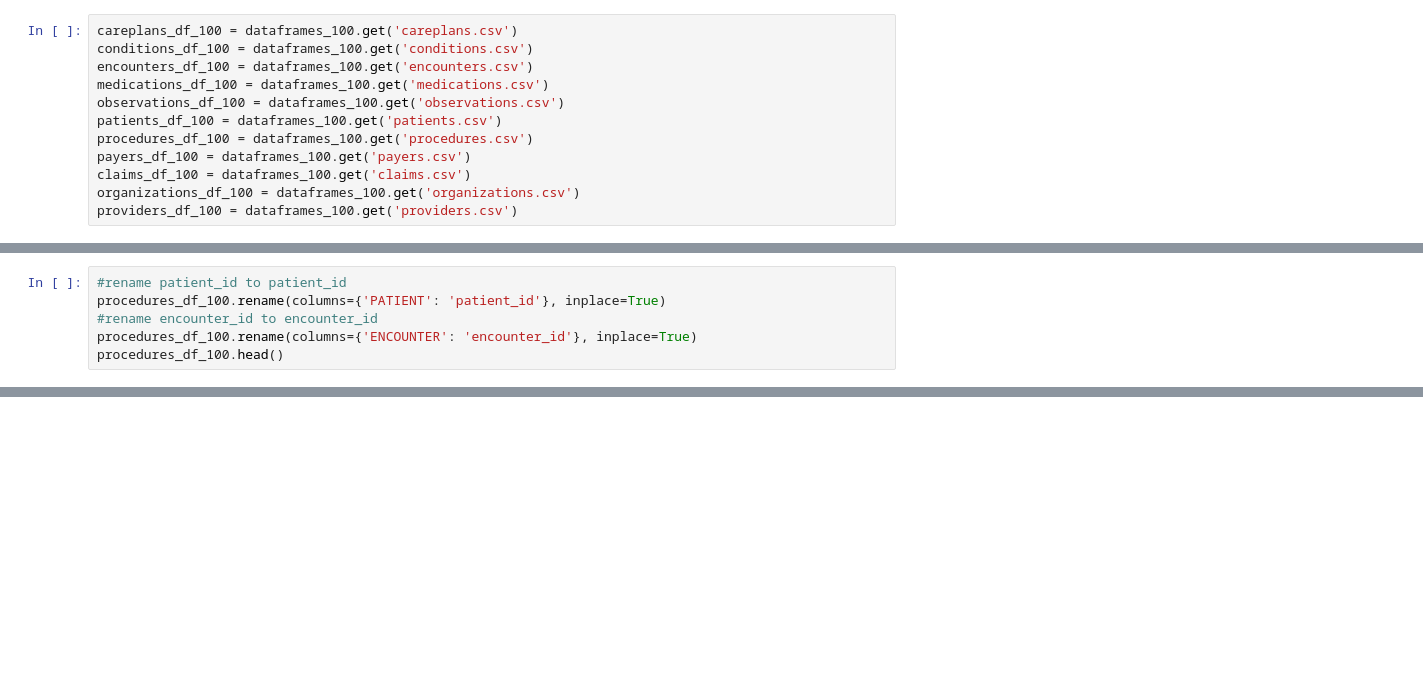
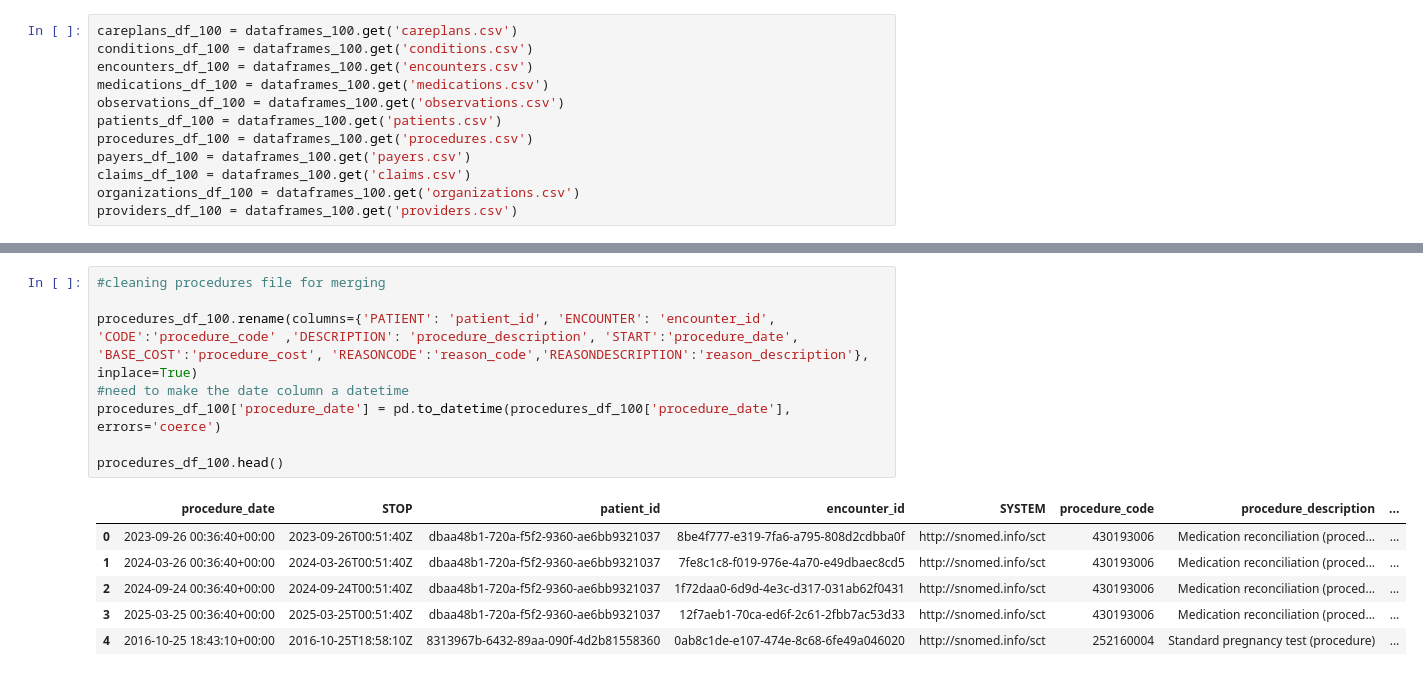
Before and after one commit to pholmes116/predicting-healthcare-costs-public, a Jupyter notebook: st446_project_vk.ipynb, the cells around one changed output, grey strips where cells are left out. Saved outputs shown, nothing was run; the diff lists cells and outputs as text; blank space fills up the shorter version.

```diff
--- a/st446_project_vk.ipynb
+++ b/st446_project_vk.ipynb
@@ -189,6 +101,0 @@ conditions_df_100.head()
-# %%
-#rename patient_id to patient_id
-procedures_df_100.rename(columns={'PATIENT': 'patient_id'}, inplace=True)
-#rename encounter_id to encounter_id
-procedures_df_100.rename(columns={'ENCOUNTER': 'encounter_id'}, inplace=True)
-procedures_df_100.head()
@@ -402,0 +110,15 @@ claims_df_1000 = dataframes_1000.get('claims.csv')
+# %%
+#cleaning procedures file for merging
+
+procedures_df_100.rename(columns={'PATIENT': 'patient_id', 'ENCOUNTER': 'encounter_id', 'CODE':'procedure_code' ,'DESCRIPTION': 'procedure_description', 'START':'procedure_date', 'BASE_COST':'procedure_cost', 'REASONCODE':'reason_code','REASONDESCRIPTION':'reason_description'}, inplace=True)
+#need to make the date column a datetime
+procedures_df_100['procedure_date'] = pd.to_datetime(procedures_df_100['procedure_date'], errors='coerce')
+
+procedures_df_100.head()
+# %% [output]
+|  | procedure_date | STOP | patient_id | encounter_id | SYSTEM | procedure_code | procedure_description | ... |
+| 0 | 2023-09-26 00:36:40+00:00 | 2023-09-26T00:51:40Z | dbaa48b1-720a-f5f2-9360-ae6bb9321037 | 8be4f777-e319-7fa6-a795-808d2cdbba0f | http://snomed.info/sct | 430193006 | Medication reconciliation (proced... | ... |
+| 1 | 2024-03-26 00:36:40+00:00 | 2024-03-26T00:51:40Z | dbaa48b1-720a-f5f2-9360-ae6bb9321037 | 7fe8c1c8-f019-976e-4a70-e49dbaec8cd5 | http://snomed.info/sct | 430193006 | Medication reconciliation (proced... | ... |
+| 2 | 2024-09-24 00:36:40+00:00 | 2024-09-24T00:51:40Z | dbaa48b1-720a-f5f2-9360-ae6bb9321037 | 1f72daa0-6d9d-4e3c-d317-031ab62f0431 | http://snomed.info/sct | 430193006 | Medication reconciliation (proced... | ... |
+| 3 | 2025-03-25 00:36:40+00:00 | 2025-03-25T00:51:40Z | dbaa48b1-720a-f5f2-9360-ae6bb9321037 | 12f7aeb1-70ca-ed6f-2c61-2fbb7ac53d33 | http://snomed.info/sct | 430193006 | Medication reconciliation (proced... | ... |
+| 4 | 2016-10-25 18:43:10+00:00 | 2016-10-25T18:58:10Z | 8313967b-6432-89aa-090f-4d2b81558360 | 0ab8c1de-e107-474e-8c68-6fe49a046020 | http://snomed.info/sct | 252160004 | Standard pregnancy test (procedure) | ... |
```
Also changed, not shown: parts of 32 cells of this notebook.
